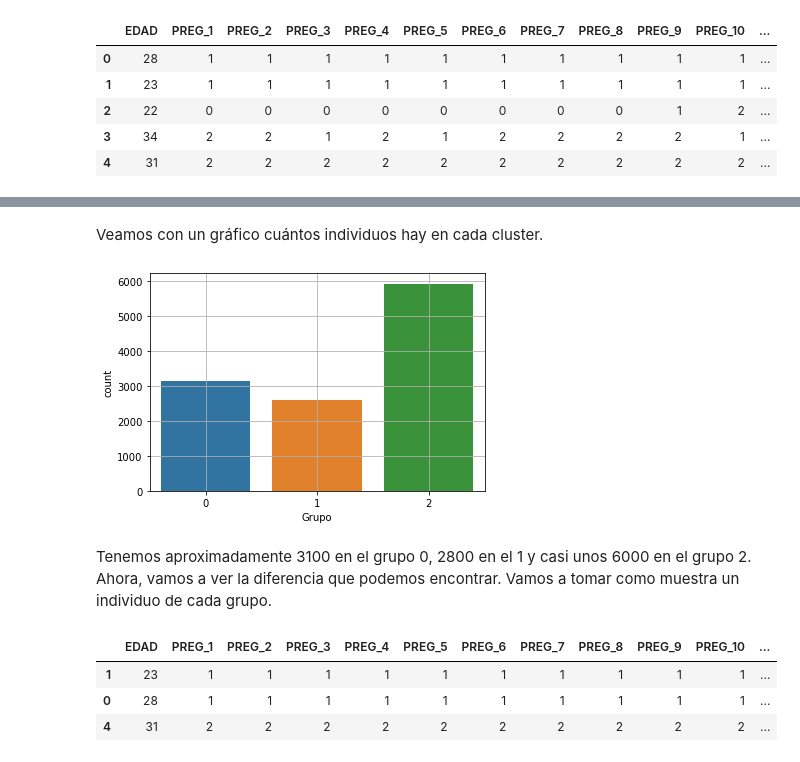
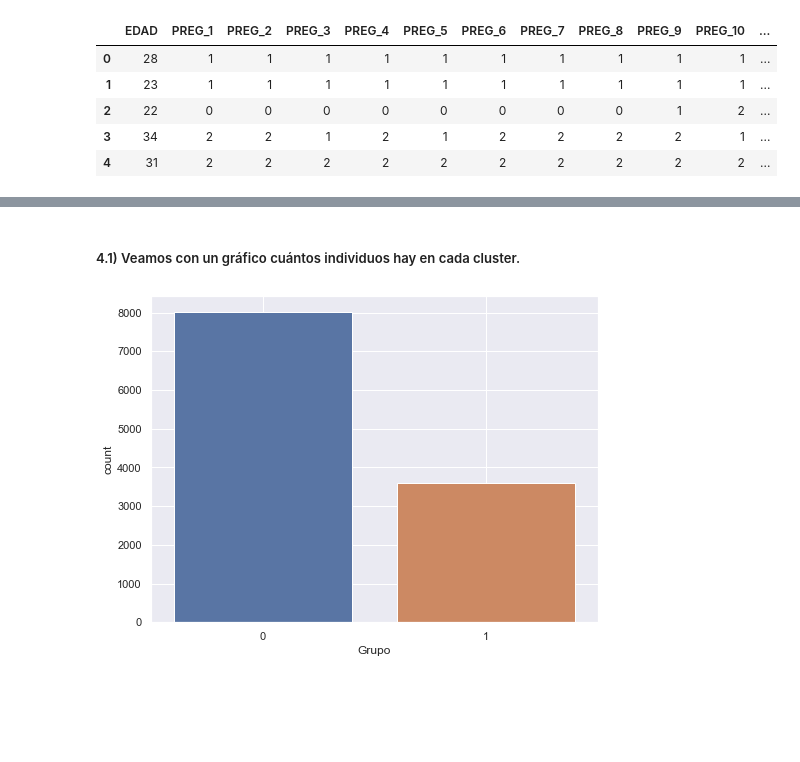
Before and after one commit to FedericoScopelliti/Alerta_Noviazgo_violento, a Jupyter notebook: Noviazgo Violento.ipynb, the cells around one changed output, grey strips where cells are left out. Drawn from its saved outputs; the diff is of its cells as text; code cells hidden in the pictures; blank space fills up the shorter version.

Commit message:
Se agrega comparacion entre los dos clusters

```diff
--- a/Noviazgo Violento.ipynb
+++ b/Noviazgo Violento.ipynb
@@ -35,6 +35,8 @@ import numpy as np
 # Gráficos
 import matplotlib.pyplot as plt
 import seaborn as sns
+sns.set(style = "dark")
+
 
 # Standar Scaler
 from sklearn.preprocessing import StandardScaler
@@ -159,13 +161,14 @@ menores_18.sum()
 Si queremos cambiar la variable a enteros, primero debemos reemplazar o eliminar los valores que contengan: '<18'.
 Descartamos la opción de eliminar las filas con esos datos porque sino perderíamos mucha información. Vamos a reemplazarlo por 18, ya que es el número más cercano de los menores de edad.
 # %%
-data_train['EDAD'].replace({'<18':18}, inplace=True)
+def edad(dataset):
+    dataset['EDAD'].replace({'<18':18}, inplace=True)
+    try:
+        dataset['EDAD'] = dataset['EDAD'].astype('int')
+    except Exception as error:
+        print(error)
+    finally:
+        print(data_train.dtypes)
 
-try:
-    data_train['EDAD'] = data_train['EDAD'].astype('int')
-except Exception as error:
-    print(error)
-finally:
-    print(f'El cambio se hizo correctamente.')
-    print(data_train.dtypes)
+edad(data_train)
 # %% [output]
@@ -351,7 +391,7 @@ from sklearn.cluster import KMeans
 # %%
 # Vamos a generar dos clusters (o grupos) para poder dividir aquellos que ya sufren algun tipo de violencio y los que no.
-clusters = KMeans(n_clusters=3, max_iter=300)
+kmeans = KMeans(n_clusters=2, max_iter=300)
 
 # Lo aplicamos
-clusters.fit(data_scaler)
+kmeans.fit(data_scaler)
 # %% [output]
@@ -361,5 +401,10 @@ Los resultados de los clusters (0,1 y 2) están dentro de labels_. Vamos a crear
 # %%
-data_train['Grupo'] = clusters.labels_
+# Le agregamos los labels al dataframe que limpiamos y al original
+
+data_train['Grupo'] = kmeans.labels_
+data['Grupo'] = kmeans.labels_
+
+
 data_train.head()
 # %% [output]
 |  | EDAD | PREG_1 | PREG_2 | PREG_3 | PREG_4 | PREG_5 | PREG_6 | PREG_7 | PREG_8 | PREG_9 | PREG_10 | ... |
@@ -371,10 +428,9 @@ data_train.head()
 # %% [markdown]
-Veamos con un gráfico cuántos individuos hay en cada cluster.
+##### 4.1) Veamos con un gráfico cuántos individuos hay en cada cluster.
 # %%
+plt.figure(figsize=(8,6))
 sns.countplot(data=data_train, x='Grupo')
 plt.grid(True)
 plt.show()
 # %% [output]
-[figure, old version]
+[figure, new version]
-# %% [markdown]
-Tenemos aproximadamente 3100 en el grupo 0, 2800 en el 1 y casi unos 6000 en el grupo 2. Ahora, vamos a ver la diferencia que podemos encontrar. Vamos a tomar como muestra un individuo de cada grupo.
@@ -387,8 +436,0 @@ comparacion = [individuo_grupo0, individuo_grupo1, individuo_grupo2]
-# %%
-data_comparacion = pd.DataFrame(comparacion)
-data_comparacion.head()
-# %% [output]
-|  | EDAD | PREG_1 | PREG_2 | PREG_3 | PREG_4 | PREG_5 | PREG_6 | PREG_7 | PREG_8 | PREG_9 | PREG_10 | ... |
-| 1 | 23 | 1 | 1 | 1 | 1 | 1 | 1 | 1 | 1 | 1 | 1 | ... |
-| 0 | 28 | 1 | 1 | 1 | 1 | 1 | 1 | 1 | 1 | 1 | 1 | ... |
-| 4 | 31 | 2 | 2 | 2 | 2 | 2 | 2 | 2 | 2 | 2 | 2 | ... |
```
Also changed, not shown: parts of 32 cells of this notebook.
